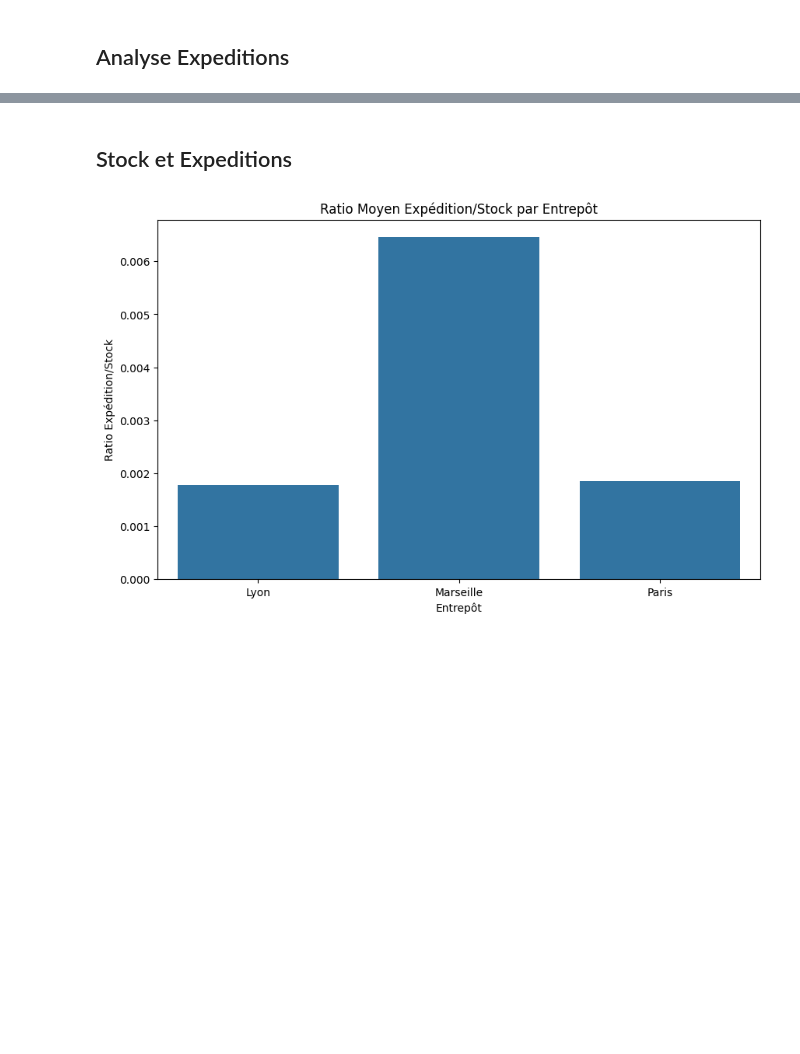
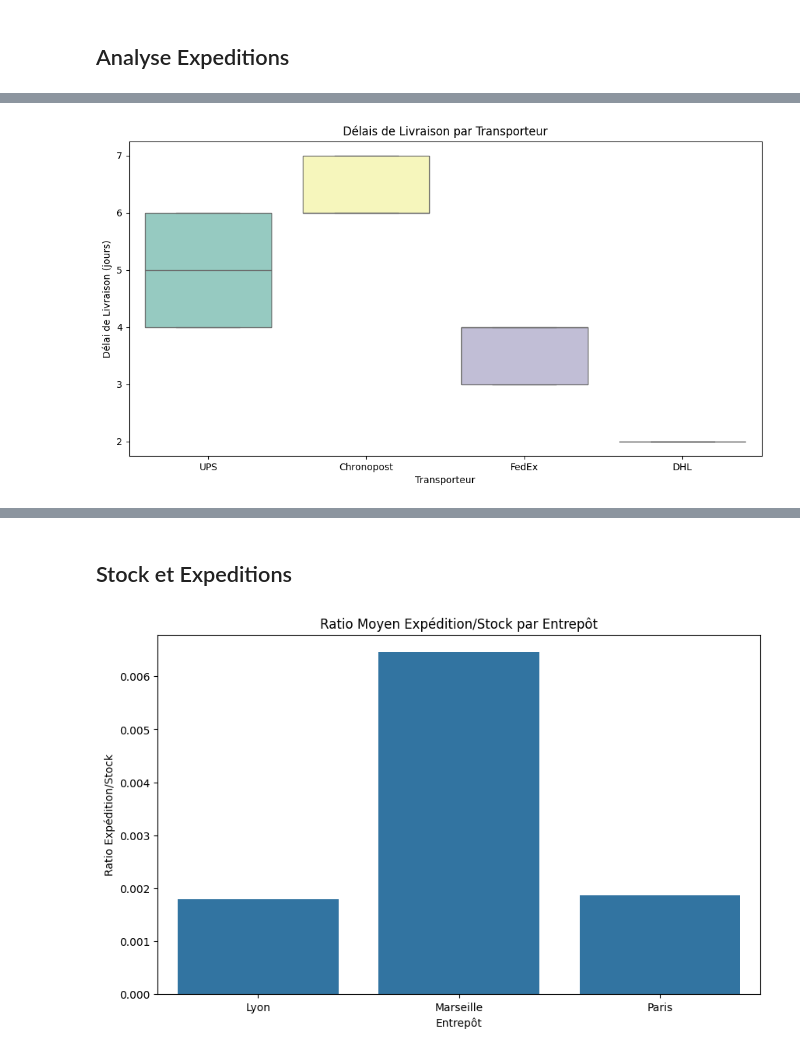
Before and after one commit to Fanaingamampiandra/Projet_Supply_chain, a Jupyter notebook: code/analyse_expeditions.ipynb, the cells around one changed output, grey strips where cells are left out. Drawn from its saved outputs; the diff is of its cells as text; code cells hidden in the pictures; blank space fills up the shorter version.

```diff
--- a/code/analyse_expeditions.ipynb
+++ b/code/analyse_expeditions.ipynb
@@ -231,0 +245,11 @@ plt.show()
+# %%
+
+# Analyse des délais de livraison par transporteur
+plt.figure(figsize=(12, 6))
+sns.boxplot(x='transporteur', y='délai_livraison', data=expeditions_df,hue='transporteur', palette='Set3')
+plt.title('Délais de Livraison par Transporteur')
+plt.xlabel('Transporteur')
+plt.ylabel('Délai de Livraison (jours)')
+plt.show()
+# %% [output]
+[figure, added]
```
Also changed, not shown: parts of 10 cells of this notebook, 4 other files.
